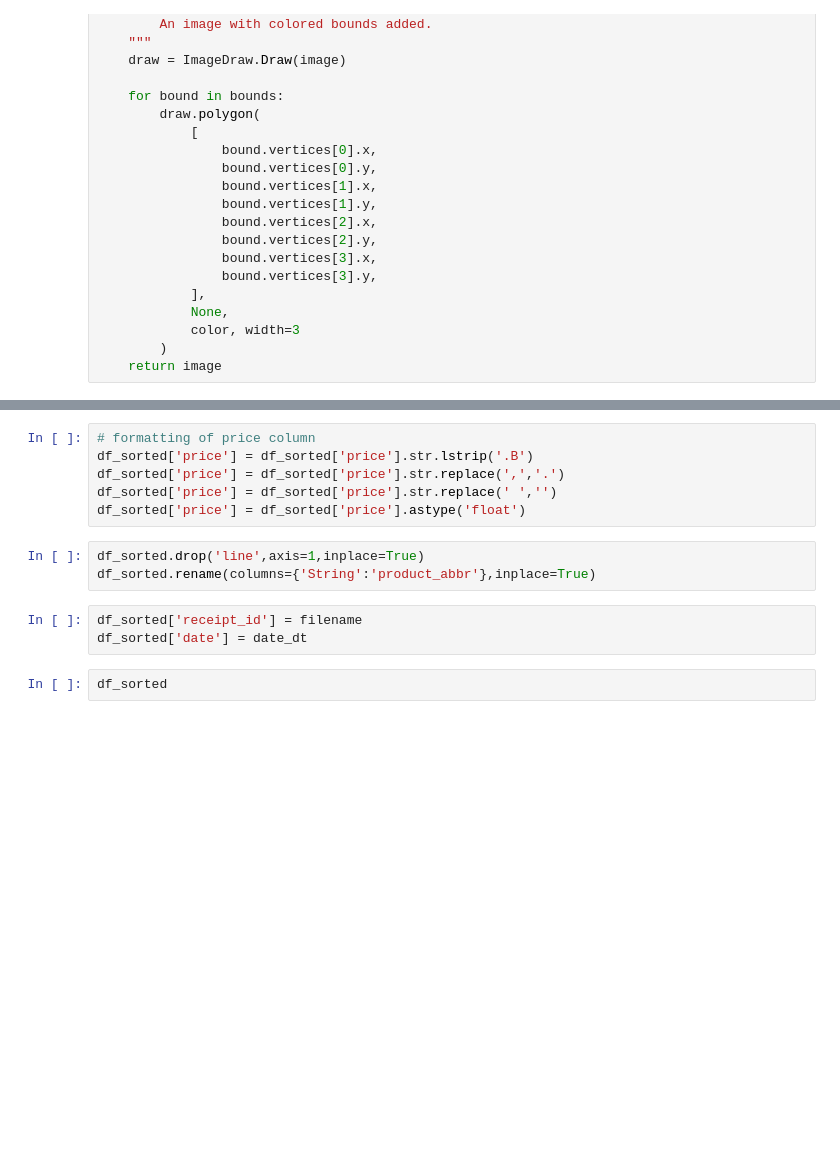
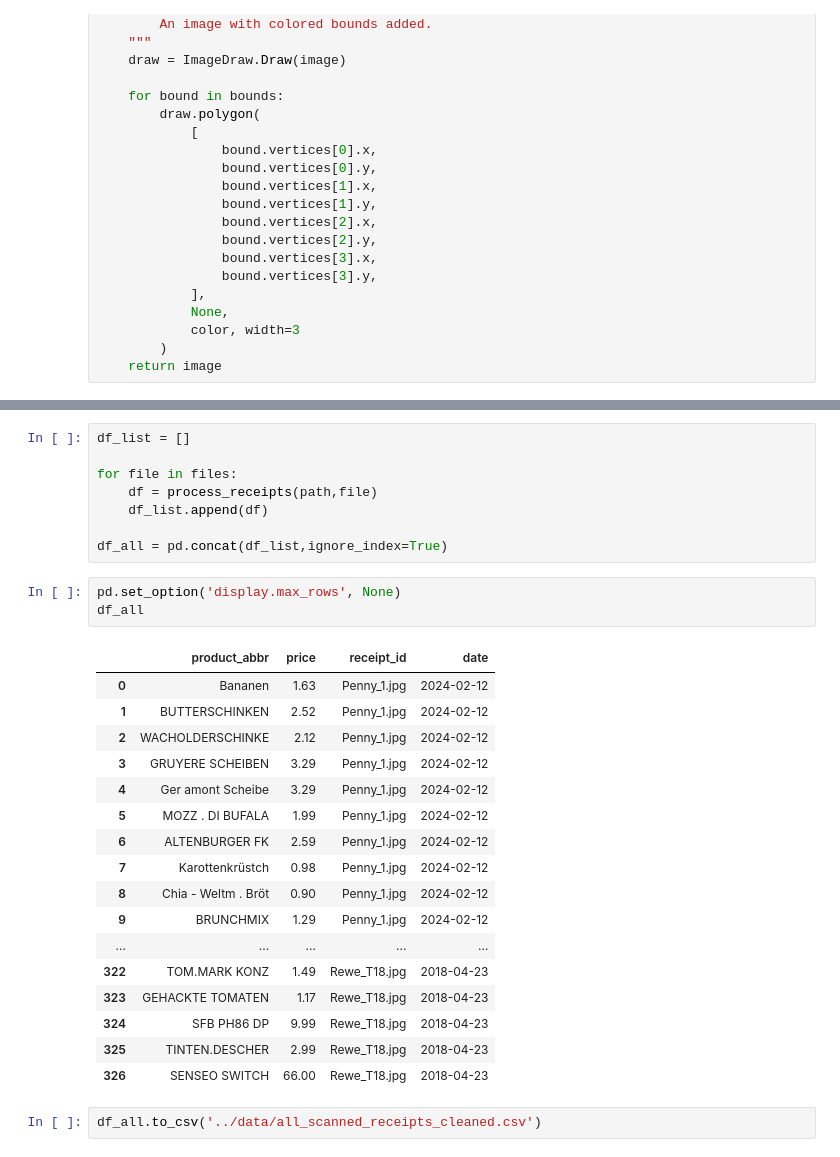
Before and after one commit to TopAudioData/receipt-contextualizer, a Jupyter notebook: notebooks/process_receipts_playaround.ipynb, the cells around one changed output, grey strips where cells are left out. Drawn from its saved outputs; the diff is of its cells as text; blank space fills up the shorter version.

Commit message:
Rearranged playaround notebook to process all receipts. Added the resulting .csv file to data

```diff
--- a/notebooks/process_receipts_playaround.ipynb
+++ b/notebooks/process_receipts_playaround.ipynb
@@ -209,14 +242,31 @@ df_sorted['String'] = df_sorted.apply(replace_str,axis=1)
-# %%
-# formatting of price column
-df_sorted['price'] = df_sorted['price'].str.lstrip('.B')
-df_sorted['price'] = df_sorted['price'].str.replace(',','.')
-df_sorted['price'] = df_sorted['price'].str.replace(' ','')
-df_sorted['price'] = df_sorted['price'].astype('float')
-# %%
-df_sorted.drop('line',axis=1,inplace=True)
-df_sorted.rename(columns={'String':'product_abbr'},inplace=True)
-# %%
-df_sorted['receipt_id'] = filename
-df_sorted['date'] = date_dt
-# %%
-df_sorted
+# %%
+df_list = []
+
+for file in files:
+    df = process_receipts(path,file)
+    df_list.append(df)
+
+df_all = pd.concat(df_list,ignore_index=True)
+# %%
+pd.set_option('display.max_rows', None)
+df_all
+# %% [output]
+|  | product_abbr | price | receipt_id | date |
+| 0 | Bananen | 1.63 | Penny_1.jpg | 2024-02-12 |
+| 1 | BUTTERSCHINKEN | 2.52 | Penny_1.jpg | 2024-02-12 |
+| 2 | WACHOLDERSCHINKE | 2.12 | Penny_1.jpg | 2024-02-12 |
+| 3 | GRUYERE SCHEIBEN | 3.29 | Penny_1.jpg | 2024-02-12 |
+| 4 | Ger amont Scheibe | 3.29 | Penny_1.jpg | 2024-02-12 |
+| 5 | MOZZ . DI BUFALA | 1.99 | Penny_1.jpg | 2024-02-12 |
+| 6 | ALTENBURGER FK | 2.59 | Penny_1.jpg | 2024-02-12 |
+| 7 | Karottenkrüstch | 0.98 | Penny_1.jpg | 2024-02-12 |
+| 8 | Chia - Weltm . Bröt | 0.90 | Penny_1.jpg | 2024-02-12 |
+| 9 | BRUNCHMIX | 1.29 | Penny_1.jpg | 2024-02-12 |
+| ... | ... | ... | ... | ... |
+| 322 | TOM.MARK KONZ | 1.49 | Rewe_T18.jpg | 2018-04-23 |
+| 323 | GEHACKTE TOMATEN | 1.17 | Rewe_T18.jpg | 2018-04-23 |
+| 324 | SFB PH86 DP | 9.99 | Rewe_T18.jpg | 2018-04-23 |
+| 325 | TINTEN.DESCHER | 2.99 | Rewe_T18.jpg | 2018-04-23 |
+| 326 | SENSEO SWITCH | 66.00 | Rewe_T18.jpg | 2018-04-23 |
+# %%
+df_all.to_csv('../data/all_scanned_receipts_cleaned.csv')
```
Also changed, not shown: parts of 18 cells of this notebook, 1 other file.
